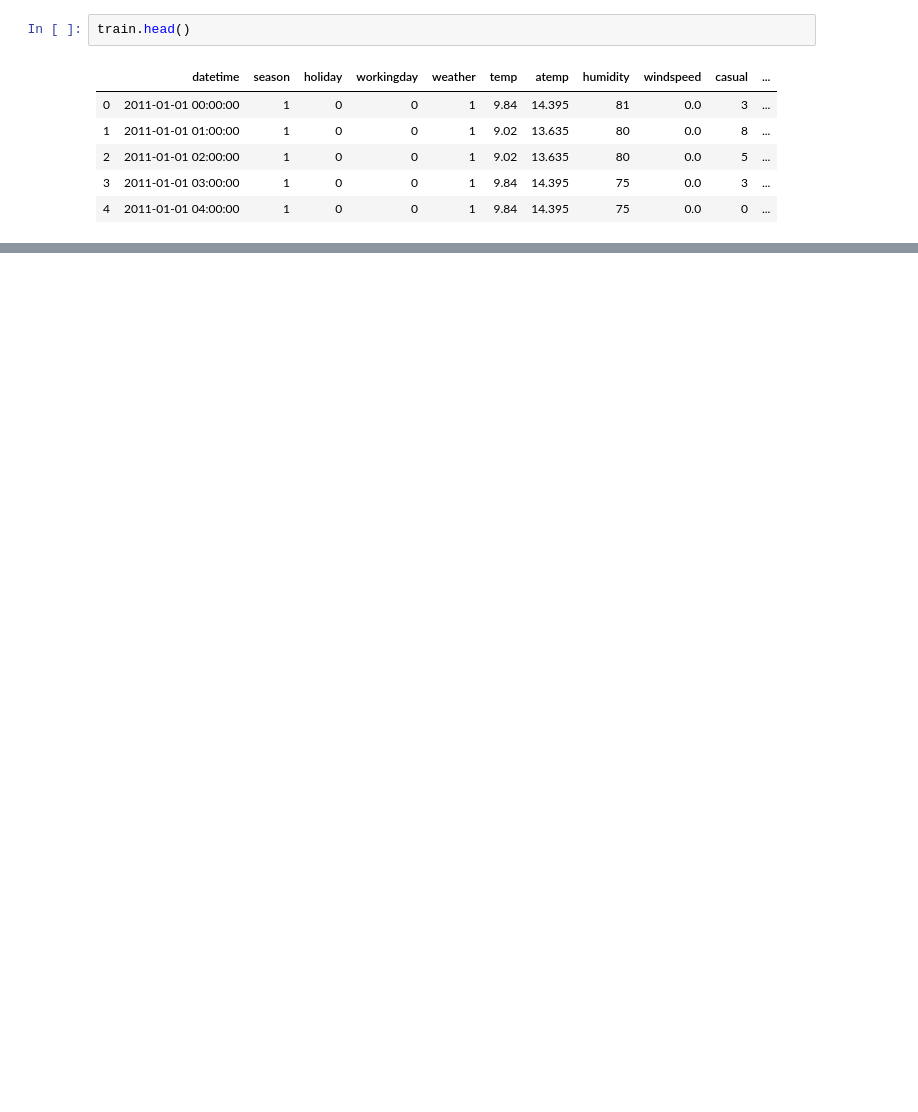
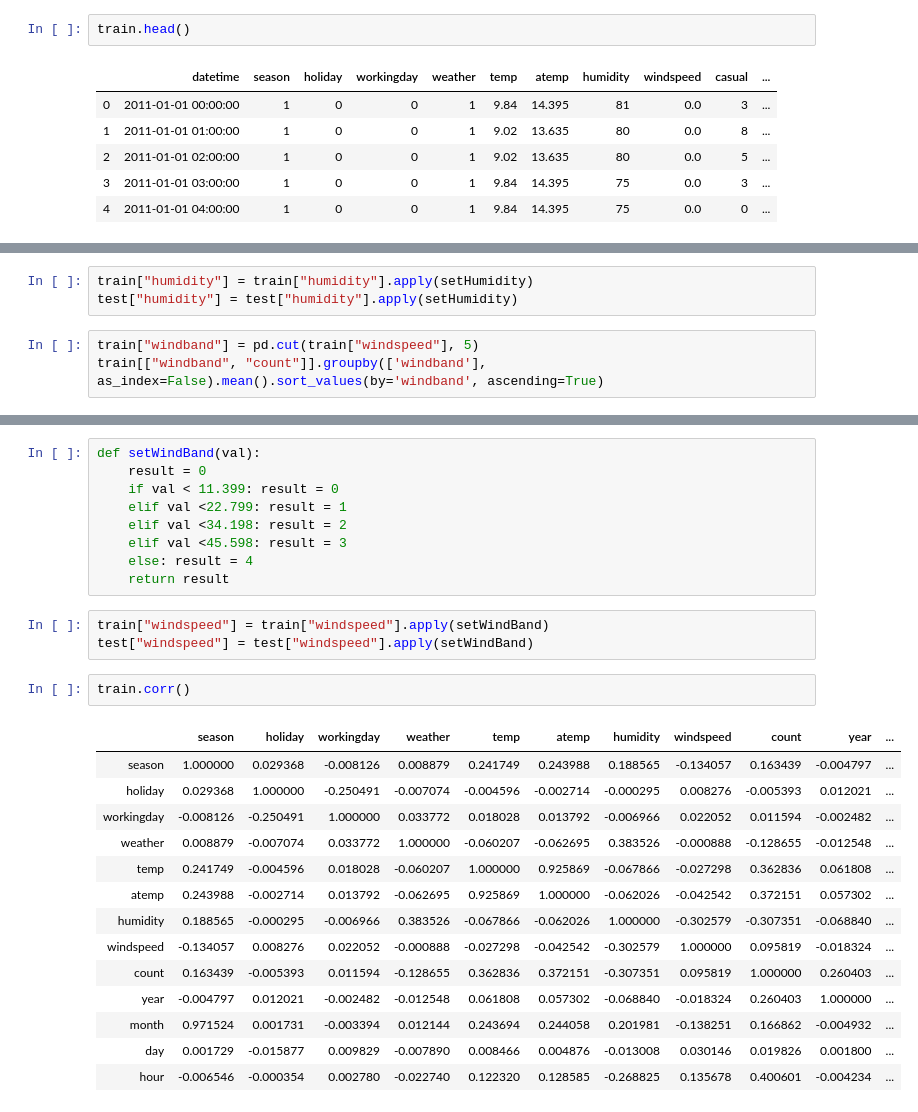
Before and after one commit to skyepodium/kaggle, a Jupyter notebook: bike/bike.ipynb, the cells around one changed output, grey strips where cells are left out. Saved outputs shown, nothing was run; the diff lists cells and outputs as text; blank space fills up the shorter version.

```diff
--- a/bike/bike.ipynb
+++ b/bike/bike.ipynb
@@ -76,0 +126,6 @@ sns.barplot(data=train, x="second", y="count", ax=ax6)
+# %%
+train["humidity"] = train["humidity"].apply(setHumidity)
+test["humidity"] = test["humidity"].apply(setHumidity)
+# %%
+train["windband"] = pd.cut(train["windspeed"], 5)
+train[["windband", "count"]].groupby(['windband'], as_index=False).mean().sort_values(by='windband', ascending=True)
@@ -76,0 +139,29 @@ sns.barplot(data=train, x="second", y="count", ax=ax6)
+# %%
+def setWindBand(val):
+    result = 0
+    if val < 11.399: result = 0
+    elif val <22.799: result = 1
+    elif val <34.198: result = 2
+    elif val <45.598: result = 3
+    else: result = 4
+    return result
+# %%
+train["windspeed"] = train["windspeed"].apply(setWindBand)
+test["windspeed"] = test["windspeed"].apply(setWindBand)
+# %%
+train.corr()
+# %% [output]
+|  | season | holiday | workingday | weather | temp | atemp | humidity | windspeed | count | year | ... |
+| season | 1.000000 | 0.029368 | -0.008126 | 0.008879 | 0.241749 | 0.243988 | 0.188565 | -0.134057 | 0.163439 | -0.004797 | ... |
+| holiday | 0.029368 | 1.000000 | -0.250491 | -0.007074 | -0.004596 | -0.002714 | -0.000295 | 0.008276 | -0.005393 | 0.012021 | ... |
+| workingday | -0.008126 | -0.250491 | 1.000000 | 0.033772 | 0.018028 | 0.013792 | -0.006966 | 0.022052 | 0.011594 | -0.002482 | ... |
+| weather | 0.008879 | -0.007074 | 0.033772 | 1.000000 | -0.060207 | -0.062695 | 0.383526 | -0.000888 | -0.128655 | -0.012548 | ... |
+| temp | 0.241749 | -0.004596 | 0.018028 | -0.060207 | 1.000000 | 0.925869 | -0.067866 | -0.027298 | 0.362836 | 0.061808 | ... |
+| atemp | 0.243988 | -0.002714 | 0.013792 | -0.062695 | 0.925869 | 1.000000 | -0.062026 | -0.042542 | 0.372151 | 0.057302 | ... |
+| humidity | 0.188565 | -0.000295 | -0.006966 | 0.383526 | -0.067866 | -0.062026 | 1.000000 | -0.302579 | -0.307351 | -0.068840 | ... |
+| windspeed | -0.134057 | 0.008276 | 0.022052 | -0.000888 | -0.027298 | -0.042542 | -0.302579 | 1.000000 | 0.095819 | -0.018324 | ... |
+| count | 0.163439 | -0.005393 | 0.011594 | -0.128655 | 0.362836 | 0.372151 | -0.307351 | 0.095819 | 1.000000 | 0.260403 | ... |
+| year | -0.004797 | 0.012021 | -0.002482 | -0.012548 | 0.061808 | 0.057302 | -0.068840 | -0.018324 | 0.260403 | 1.000000 | ... |
+| month | 0.971524 | 0.001731 | -0.003394 | 0.012144 | 0.243694 | 0.244058 | 0.201981 | -0.138251 | 0.166862 | -0.004932 | ... |
+| day | 0.001729 | -0.015877 | 0.009829 | -0.007890 | 0.008466 | 0.004876 | -0.013008 | 0.030146 | 0.019826 | 0.001800 | ... |
+| hour | -0.006546 | -0.000354 | 0.002780 | -0.022740 | 0.122320 | 0.128585 | -0.268825 | 0.135678 | 0.400601 | -0.004234 | ... |
```
Also changed, not shown: parts of 32 cells of this notebook, 2 other files.
